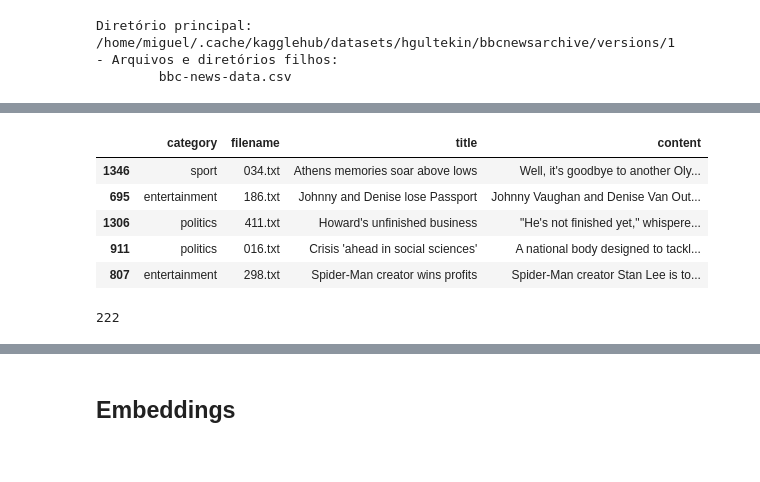
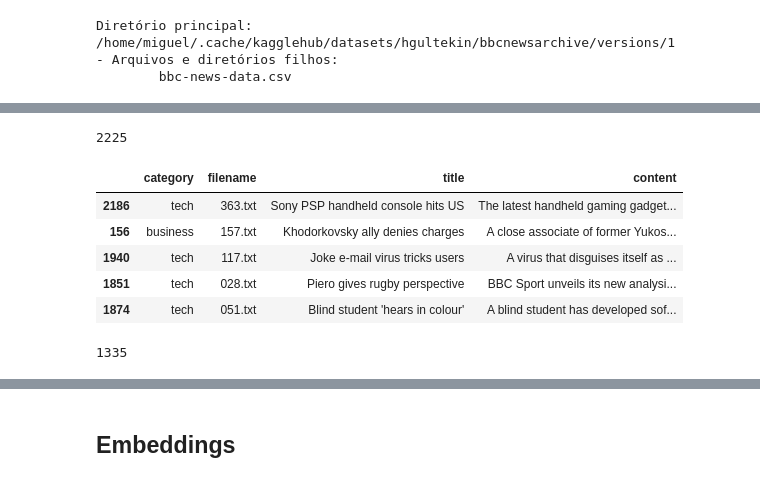
Before and after one commit to MiguelPim01/lstm-classifier, a Jupyter notebook: lstm_classifier.ipynb, the cells around one changed output, grey strips where cells are left out. Saved outputs shown, nothing was run; the diff lists cells and outputs as text; code cells hidden in the pictures.

```diff
--- a/lstm_classifier.ipynb
+++ b/lstm_classifier.ipynb
@@ -81,15 +75,19 @@ data.sample(5)
+# %%
+len(data)
+# %% [output]
+2225
 # %%
 # APENAS PARA TESTES
-data = data.sample(frac=0.1)
-data.head(5)
+# data = data.sample(frac=0.6)
+# data.head(5)
 # %% [output]
 |  | category | filename | title | content |
-| 1346 | sport | 034.txt | Athens memories soar above lows | Well, it's goodbye to another Oly... |
-| 695 | entertainment | 186.txt | Johnny and Denise lose Passport | Johnny Vaughan and Denise Van Out... |
-| 1306 | politics | 411.txt | Howard's unfinished business | "He's not finished yet," whispere... |
-| 911 | politics | 016.txt | Crisis 'ahead in social sciences' | A national body designed to tackl... |
-| 807 | entertainment | 298.txt | Spider-Man creator wins profits | Spider-Man creator Stan Lee is to... |
+| 2186 | tech | 363.txt | Sony PSP handheld console hits US | The latest handheld gaming gadget... |
+| 156 | business | 157.txt | Khodorkovsky ally denies charges | A close associate of former Yukos... |
+| 1940 | tech | 117.txt | Joke e-mail virus tricks users | A virus that disguises itself as ... |
+| 1851 | tech | 028.txt | Piero gives rugby perspective | BBC Sport unveils its new analysi... |
+| 1874 | tech | 051.txt | Blind student 'hears in colour' | A blind student has developed sof... |
 # %%
-len(data)
+# len(data)
 # %% [output]
-222
+1335
```
Also changed, not shown: parts of 15 cells of this notebook, 3 other files.
